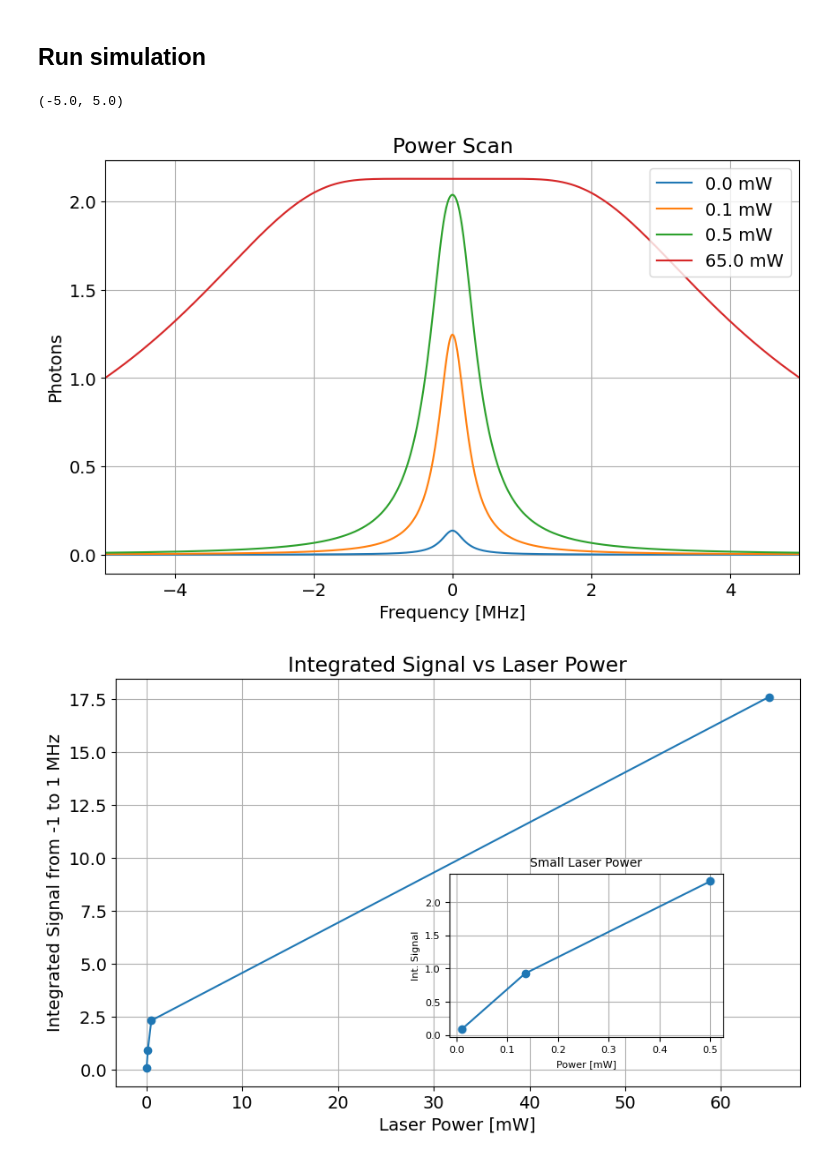
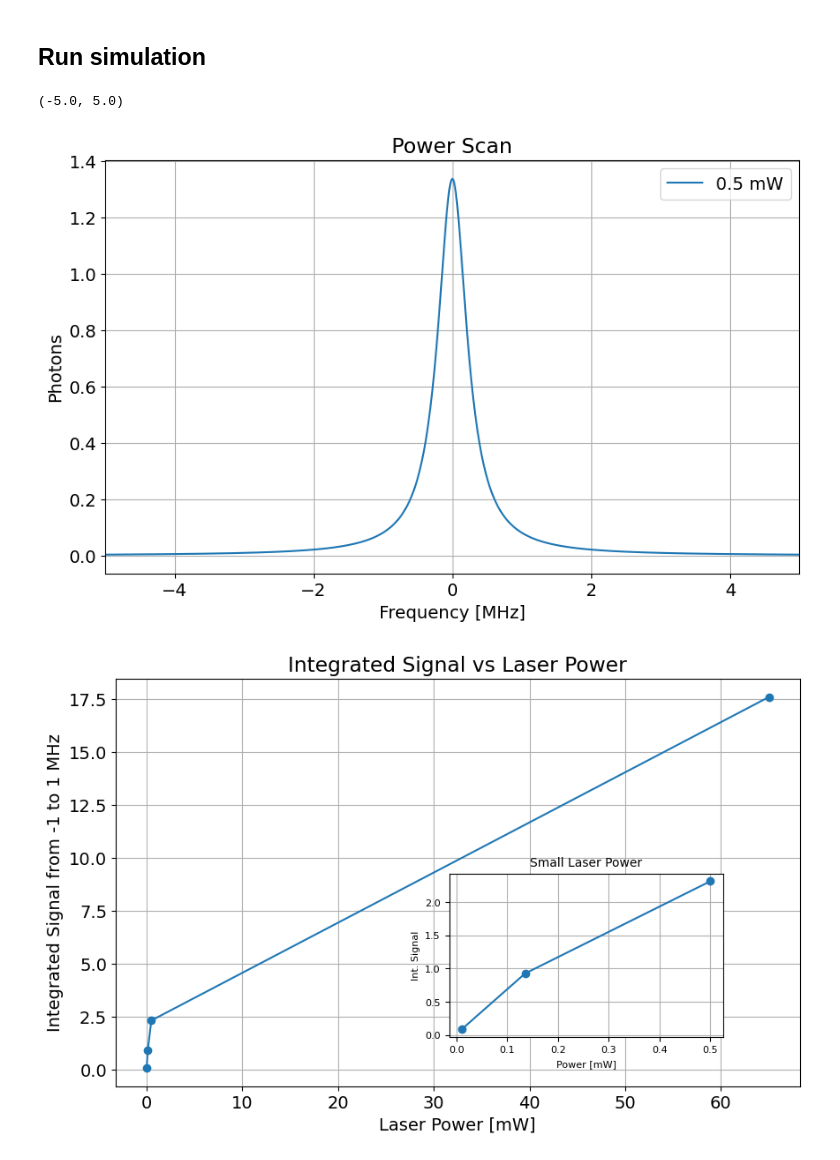
Before and after one commit to zhouperry/CeNTREX-TlF-julia-extension, a Jupyter notebook: examples/R2 transition_vertical_expanded_beam_3_17_2026.ipynb, the cells around one changed output. Drawn from its saved outputs; the diff is of its cells as text; code cells hidden in the pictures.

```diff
--- a/examples/R2 transition_vertical_expanded_beam_3_17_2026.ipynb
+++ b/examples/R2 transition_vertical_expanded_beam_3_17_2026.ipynb
@@ -133,7 +120,8 @@ obe_system = lindblad_julia.setup_OBE_system_julia(
 import cv2
 
 
-file_path = "beam_profile/Image_2026-03-17_11.06.22_DET_vertical_expanded_0.5mW.bmp"
+# file_path = "beam_profile/Image_2026-03-17_11.06.22_DET_vertical_expanded_0.5mW.bmp"
+file_path = "beam_profile/DeviceData_2026-04-08_12.28.03_#001.bmp"
 # Open the image file
 image = Image.open(file_path)
 
@@ -393,35 +385,35 @@ def fwhm(freq, signal):
 
     # 4. width
     width = abs(f_right - f_left)
     return width, f_left, f_right
 
 
-laser_powers = [0.01, 0.135, 0.5, 65]
+laser_powers = [0.5]
 results_scan = {}
 integrals = []
 fwhms = []
 fig, ax = plt.subplots(figsize=(10, 6))
 for power in tqdm.tqdm(laser_powers):
     frequencies, results = power_scan_function(power)
     # Assume: frequencies and results.results are given arrays
     frequencies = frequencies / (2 * np.pi * 1e6 * 4)  # scale frequencies
 
     fwhm_value, f_left, f_right = fwhm(frequencies, results.results)
     fwhms.append(fwhm_value)
     results_scan[power] = (frequencies, results.results)
     # Perform numerical integration
     integral = simpson(results.results, x=frequencies)
     integrals.append(integral)
     ax.plot(frequencies, results.results, label=f"{power:.1f} mW")
 ax.set_xlabel("Frequency [MHz]")
 ax.set_ylabel("Photons")
 ax.set_title("Power Scan")
 ax.legend()
 ax.grid()
 ax.set_xlim(-5, 5)
 # %% [output]
 (-5.0, 5.0)
-[figure, old version]
+[figure, new version]
 # %%
 from mpl_toolkits.axes_grid1.inset_locator import inset_axes
 
```
Also changed, not shown: parts of 9 cells of this notebook, 9 other files.
